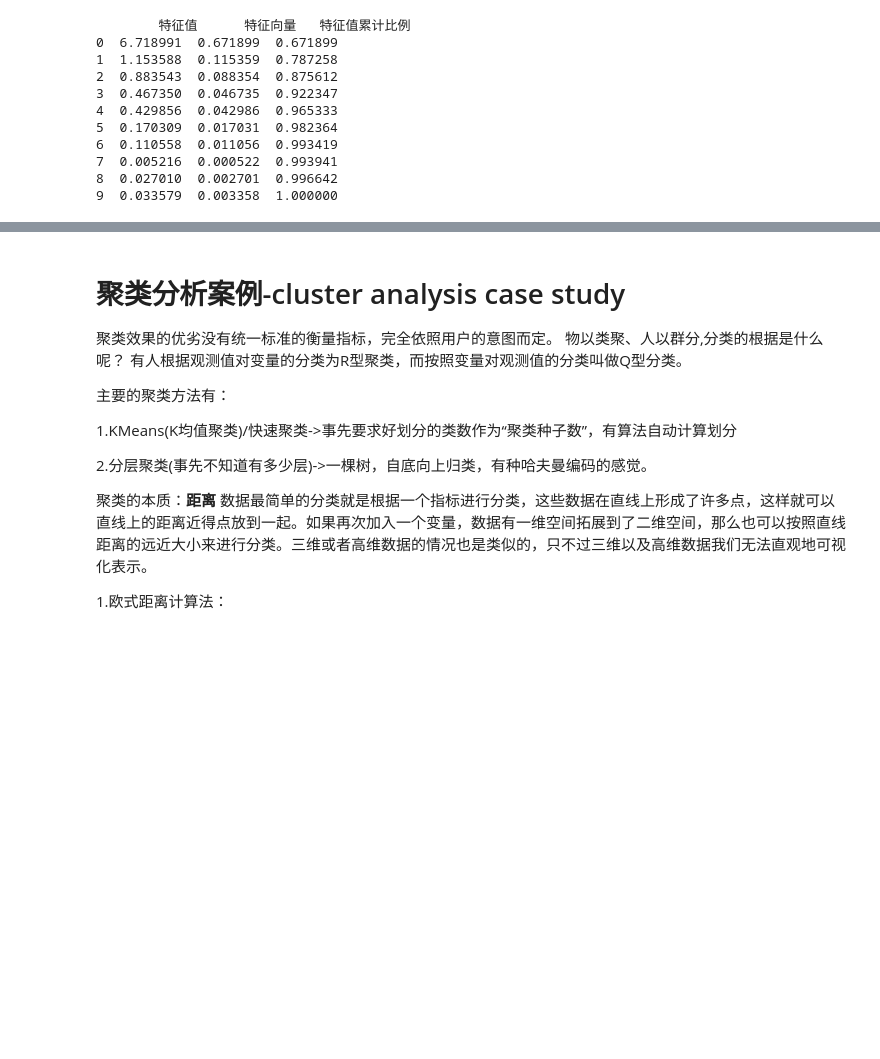
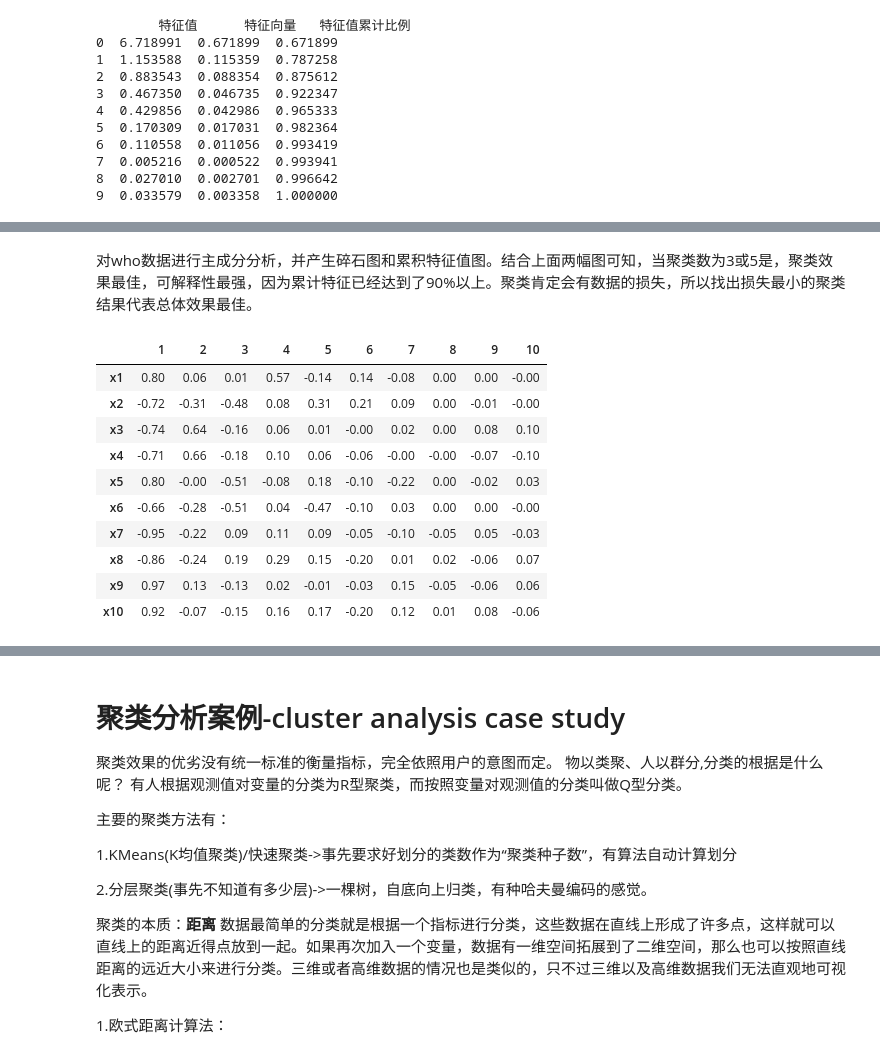
Before and after one commit to Mungeryang/Statistics-from-data-to-conclusion-5e, a Jupyter notebook: notebook/chapter6.ipynb, the cells around one changed output, grey strips where cells are left out. Cells and saved outputs as stored; diff of their text form; code cells hidden in the pictures; blank space fills up the shorter version.

```diff
--- a/notebook/chapter6.ipynb
+++ b/notebook/chapter6.ipynb
@@ -73,0 +92,19 @@ print(eigen)
+# %% [markdown]
+对who数据进行主成分分析，并产生碎石图和累积特征值图。结合上面两幅图可知，当聚类数为3或5是，聚类效果最佳，可解释性最强，因为累计特征已经达到了90%以上。聚类肯定会有数据的损失，所以找出损失最小的聚类结果代表总体效果最佳。
+# %%
+component_matrix = pd.DataFrame(np.round(-eigen_vec*np.sqrt(eigen_val),2))
+component_matrix.index = [f'x{i}' for i in range(1,len(eigen_val)+1)]
+component_matrix.columns = list(range(1,len(eigen_val) + 1))
+component_matrix
+# %% [output]
+|  | 1 | 2 | 3 | 4 | 5 | 6 | 7 | 8 | 9 | 10 |
+| x1 | 0.80 | 0.06 | 0.01 | 0.57 | -0.14 | 0.14 | -0.08 | 0.00 | 0.00 | -0.00 |
+| x2 | -0.72 | -0.31 | -0.48 | 0.08 | 0.31 | 0.21 | 0.09 | 0.00 | -0.01 | -0.00 |
+| x3 | -0.74 | 0.64 | -0.16 | 0.06 | 0.01 | -0.00 | 0.02 | 0.00 | 0.08 | 0.10 |
+| x4 | -0.71 | 0.66 | -0.18 | 0.10 | 0.06 | -0.06 | -0.00 | -0.00 | -0.07 | -0.10 |
+| x5 | 0.80 | -0.00 | -0.51 | -0.08 | 0.18 | -0.10 | -0.22 | 0.00 | -0.02 | 0.03 |
+| x6 | -0.66 | -0.28 | -0.51 | 0.04 | -0.47 | -0.10 | 0.03 | 0.00 | 0.00 | -0.00 |
+| x7 | -0.95 | -0.22 | 0.09 | 0.11 | 0.09 | -0.05 | -0.10 | -0.05 | 0.05 | -0.03 |
+| x8 | -0.86 | -0.24 | 0.19 | 0.29 | 0.15 | -0.20 | 0.01 | 0.02 | -0.06 | 0.07 |
+| x9 | 0.97 | 0.13 | -0.13 | 0.02 | -0.01 | -0.03 | 0.15 | -0.05 | -0.06 | 0.06 |
+| x10 | 0.92 | -0.07 | -0.15 | 0.16 | 0.17 | -0.20 | 0.12 | 0.01 | 0.08 | -0.06 |
```
Also changed, not shown: parts of 3 cells of this notebook, 1 other file.
